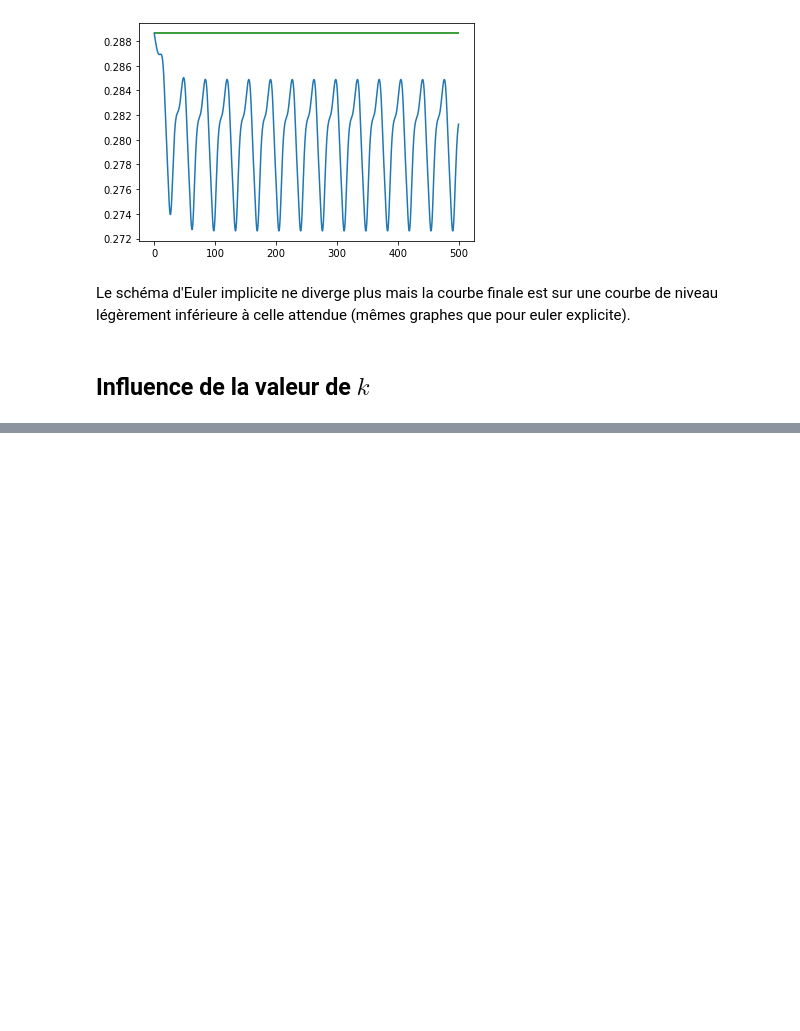
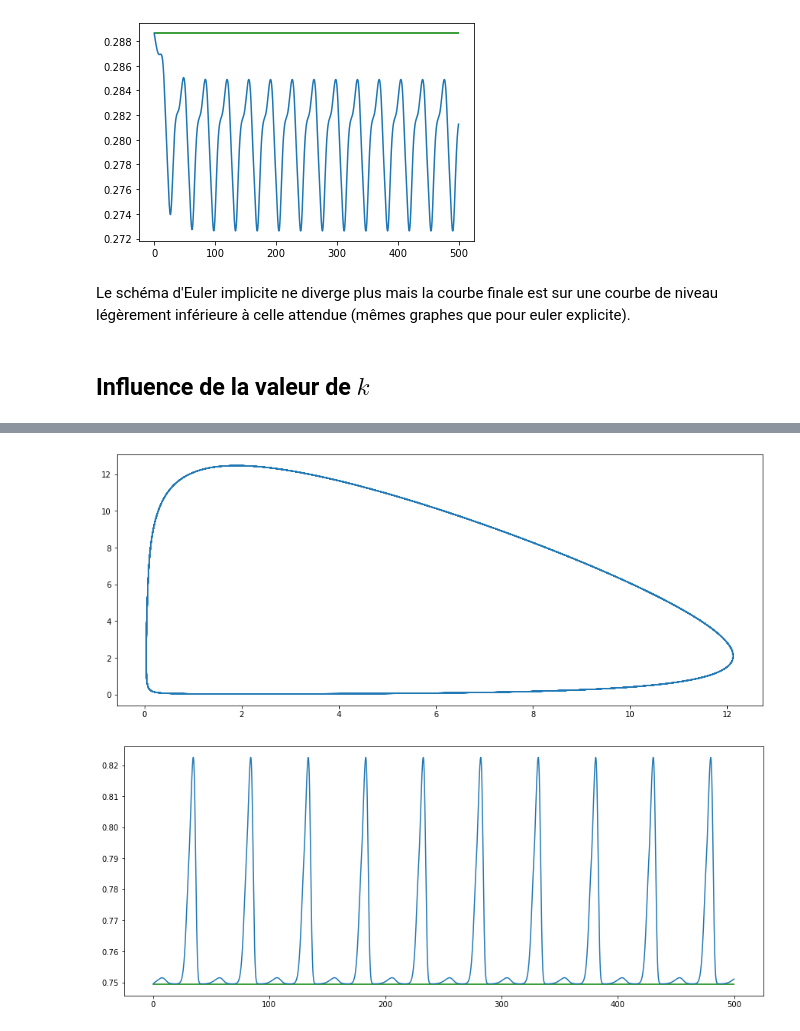
Before and after one commit to remymart/projet_equa_diff, a Jupyter notebook: equa_diff.ipynb, the cells around one changed output, grey strips where cells are left out. Drawn from its saved outputs; the diff is of its cells as text; code cells hidden in the pictures; blank space fills up the shorter version.

```diff
--- a/equa_diff.ipynb
+++ b/equa_diff.ipynb
@@ -413,0 +424,5 @@ test_k(1000000000000000000000000)
+# %%
+test_k_explicit(1e-1, 1/16, 1/2)
+# %% [output]
+[figure, added]
+[figure, added]
```
Also changed, not shown: parts of 15 cells of this notebook.
